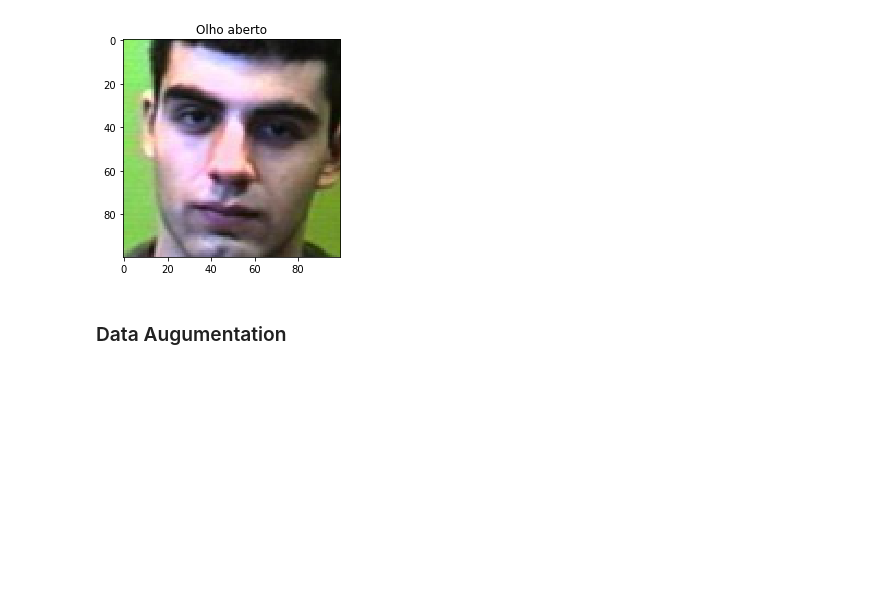
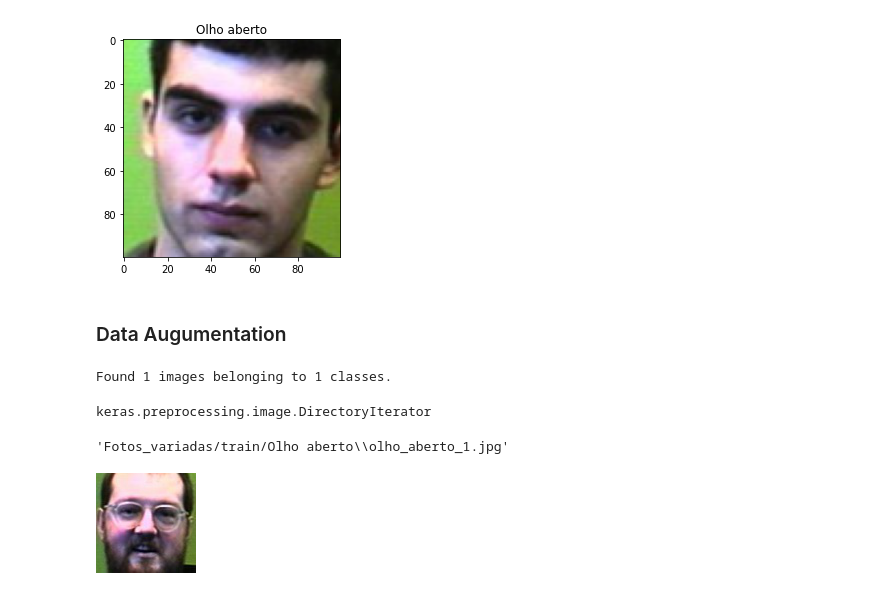
Before and after one commit to guioishi/tccia, a Jupyter notebook: TCC_Detecção_Sonolência_Guilherme_Renan.ipynb, the cells around one changed output. Cells and saved outputs as stored; diff of their text form; code cells hidden in the pictures; blank space fills up the shorter version.

```diff
--- a/TCC_Detecção_Sonolência_Guilherme_Renan.ipynb
+++ b/TCC_Detecção_Sonolência_Guilherme_Renan.ipynb
@@ -583,15 +483,15 @@ else:
 # %% [markdown]
 ### Data Augumentation
 # %%
-train_datagen = ImageDataGenerator(rotation_range=7.5,
-                                   shear_range=0.1,
-                                    zoom_range=0.2,
-                                    width_shift_range=0.1,
-                                    height_shift_range=0.1,
-                                    rescale=1./255))
+train_datagen = ImageDataGenerator(rotation_range=20,
+                                   brightness_range=[0.5,1.0],
+                                   zoom_range=0.05,
+                                   fill_mode="nearest")
 
-train_generator = train_datagen.flow_from_directory('Fotos/train/',
+train_generator = train_datagen.flow_from_directory('image/',
                                                     target_size=(img_width, img_height),
                                                     class_mode='categorical',
                                                     color_mode='rgb',
-                                                    batch_size=64)
+                                                    batch_size=32)
+# %% [output]
+Found 1 images belonging to 1 classes.
@@ -597,0 +500,14 @@ train_generator = train_datagen.flow_from_directory('Fotos/train/',
+# %%
+type(train_generator)
+# %% [output]
+keras.preprocessing.image.DirectoryIterator
+# %%
+train_generator.filepaths[0]
+# %% [output]
+'Fotos_variadas/train/Olho aberto\\olho_aberto_1.jpg'
+# %%
+image = load_img(train_generator.filepaths[0], target_size=(100, 100))
+# %%
+image
+# %% [output]
+[figure, added]
```
Also changed, not shown: parts of 33 cells of this notebook.
